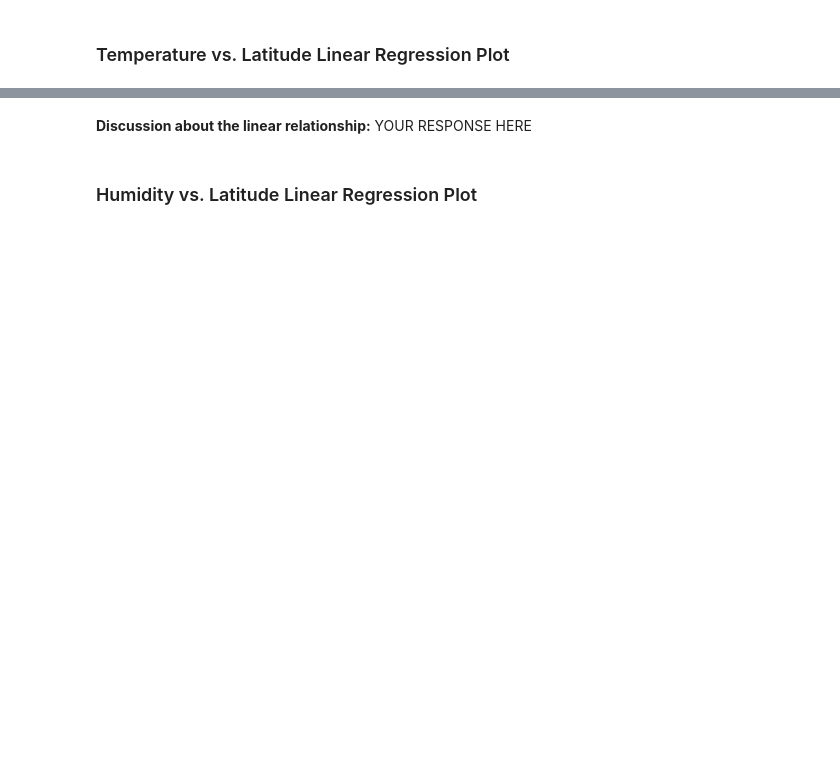
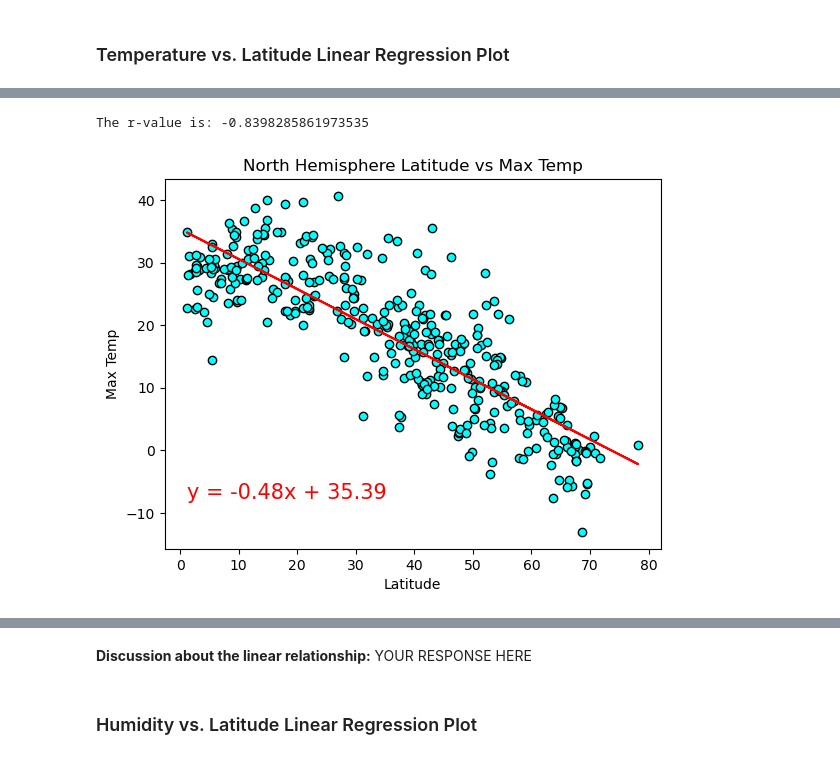
Before and after one commit to PoodleMan24/Module_6_challenge, a Jupyter notebook: Code/WeatherPy.ipynb, the cells around one changed output, grey strips where cells are left out. Cells and saved outputs as stored; diff of their text form; code cells hidden in the pictures; blank space fills up the shorter version.

```diff
--- a/Code/WeatherPy.ipynb
+++ b/Code/WeatherPy.ipynb
@@ -298,2 +295,25 @@ plt.show()
+# %%
+# Define a function to create Linear Regression plots
+def linear_regression_plot(x, y, x_label='', y_label='', title=''):
+    # Plot data points
+    plt.scatter(x, y, color='cyan',edgecolors='black' )
+    x_annotation = max(x) - 1 * (max(x) - min(x))
+    y_annotation = min(y) + 0.1 * (max(y) - min(y))
+
+    # Plot the linear regression line
+    (slope, intercept, rvalue, pvalue, stderr) = linregress(x, y)
+    print(f'The r-value is: {rvalue}')
+    regress_values = x * slope + intercept
+    line_eq = "y = " + str(round(slope,2)) + "x + " + str(round(intercept,2))
+    plt.annotate(line_eq,(x_annotation,y_annotation),fontsize=15,color="red")
+    plt.plot(x,regress_values,"r-")
+
+    # Add labels and title
+    plt.xlabel(x_label)
+    plt.ylabel(y_label)
+    plt.title(title)
+
+    # Show plot
+    plt.show()
 # %%
 # Create a DataFrame with the Northern Hemisphere data (Latitude >= 0)
@@ -339,0 +348,8 @@ The r-value is: 0.4121057168607245
+# %%
+# Linear regression on Northern Hemisphere
+Nlatitude = northern_hemi_df['Lat']
+Ntemperature = northern_hemi_df['Max Temp']
+linear_regression_plot(Nlatitude, Ntemperature, x_label='Latitude', y_label='Max Temp', title='North Hemisphere Latitude vs Max Temp')
+# %% [output]
+The r-value is: -0.8398285861973535
+[figure, added]
```
Also changed, not shown: parts of 19 cells of this notebook, 1 other file.
